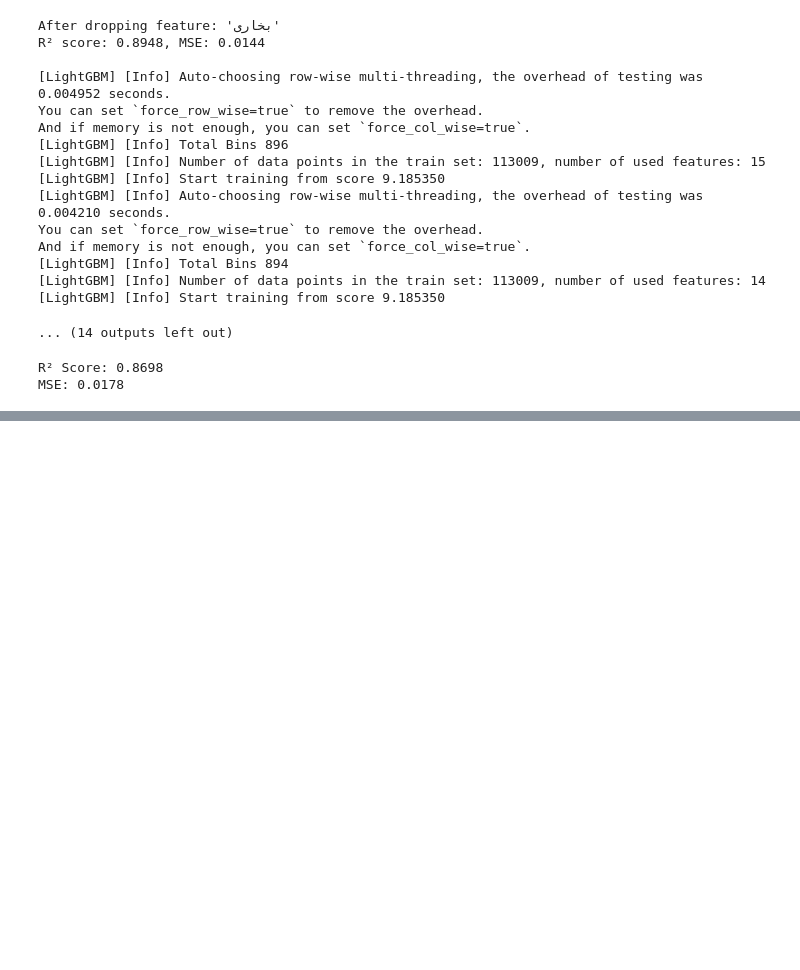
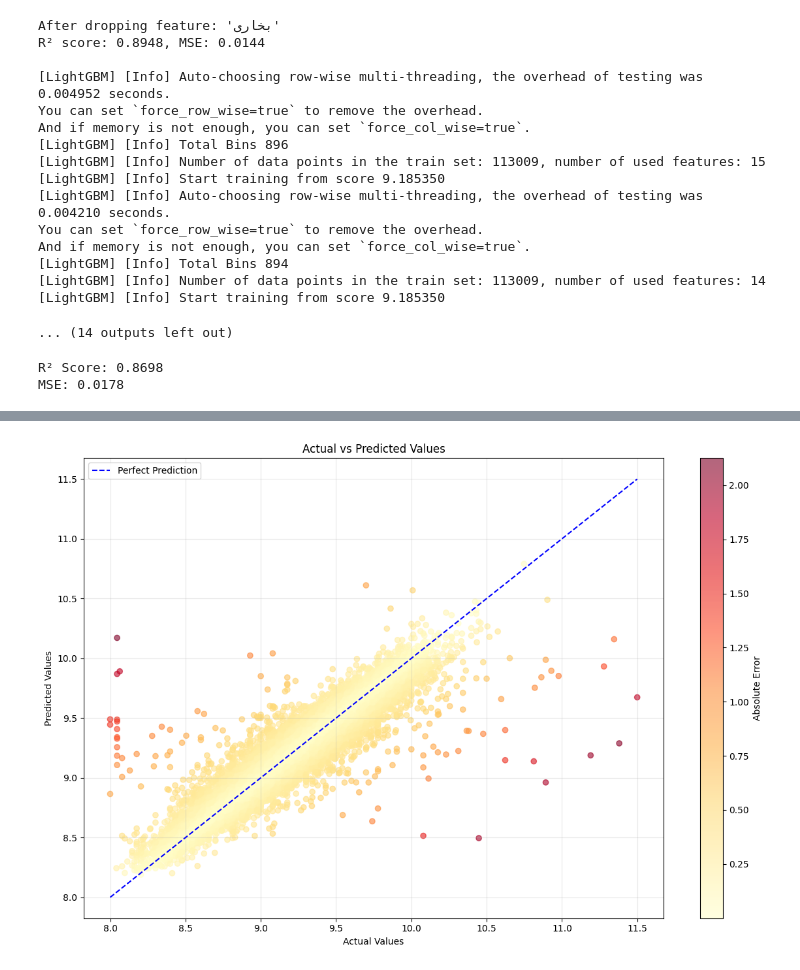
Before and after one commit to mostafamhmdi/bachelor-final-project, a Jupyter notebook: Codes/make-sales-model.ipynb, the cells around one changed output, grey strips where cells are left out. Cells and saved outputs as stored; diff of their text form; code cells hidden in the pictures; blank space fills up the shorter version.

Commit message:
update price prediction

```diff
--- a/Codes/make-sales-model.ipynb
+++ b/Codes/make-sales-model.ipynb
@@ -632,10 +602,14 @@ MSE: 0.0178
 # %%
 import lightgbm as lgb
 from sklearn.model_selection import train_test_split
-from sklearn.metrics import mean_squared_error, r2_score
+from sklearn.metrics import mean_squared_error, r2_score, root_mean_squared_error, mean_absolute_error
 import numpy as np
 
-selected_features = ['age','parking', 'region', 'desc', 'area', 'Gold', 'rooms']
+# selected_features = ['cabinet','elevator','floor_num', 'desc', 'Dollar', 'homes_num', 'facility_count', 'floors_sum','age','rooms','Gold','region']
+selected_features = ['age','parking', 'region', 'desc', 'area', 'Gold', 'rooms','Dollar','facility_count']
+
+data_with_price = hf[hf['price'].notna()]
+data_missing_price = hf[hf['price'].isna()]
 
 X = data_with_price[selected_features]
 y = data_with_price['price']
@@ -661,6 +635,9 @@ params = {
     "bagging_freq": 5,
     "verbosity": -1,
     "random_state": 42,
+    'reg_alpha': 0.1,
+    'reg_lambda': 0.1,
+    'min_child_samples': 20
 }
 
 # Train the model
@@ -675,13 +652,13 @@ y_pred = model.predict(X_val)
 
 # Evaluate the model
 mse = mean_squared_error(y_val, y_pred)
+rmse = root_mean_squared_error(y_val, y_pred)
+mae = mean_absolute_error(y_val, y_pred)
 r2 = r2_score(y_val, y_pred)
+
 
 print(f"LightGBM R² Score: {r2:.4f}")
 print(f"LightGBM MSE: {mse:.4f}")
-
-# Feature importance (optional)
-import matplotlib.pyplot as plt
-lgb.plot_importance(model, max_num_features=10)
-plt.show()
+print(f"LightGBM RMSE: {rmse:.4f}")
+print(f"LightGBM MAE: {mae:.4f}")
 # %% [output]
@@ -703,0 +813,4 @@ df.to_csv('fill_price.csv',index=False,encoding='utf-8-sig')
+# %%
+plot_enhanced_actual_vs_predicted(y_val, y_pred)
+# %% [output]
+[figure, added]
```
Also changed, not shown: parts of 18 cells of this notebook.
